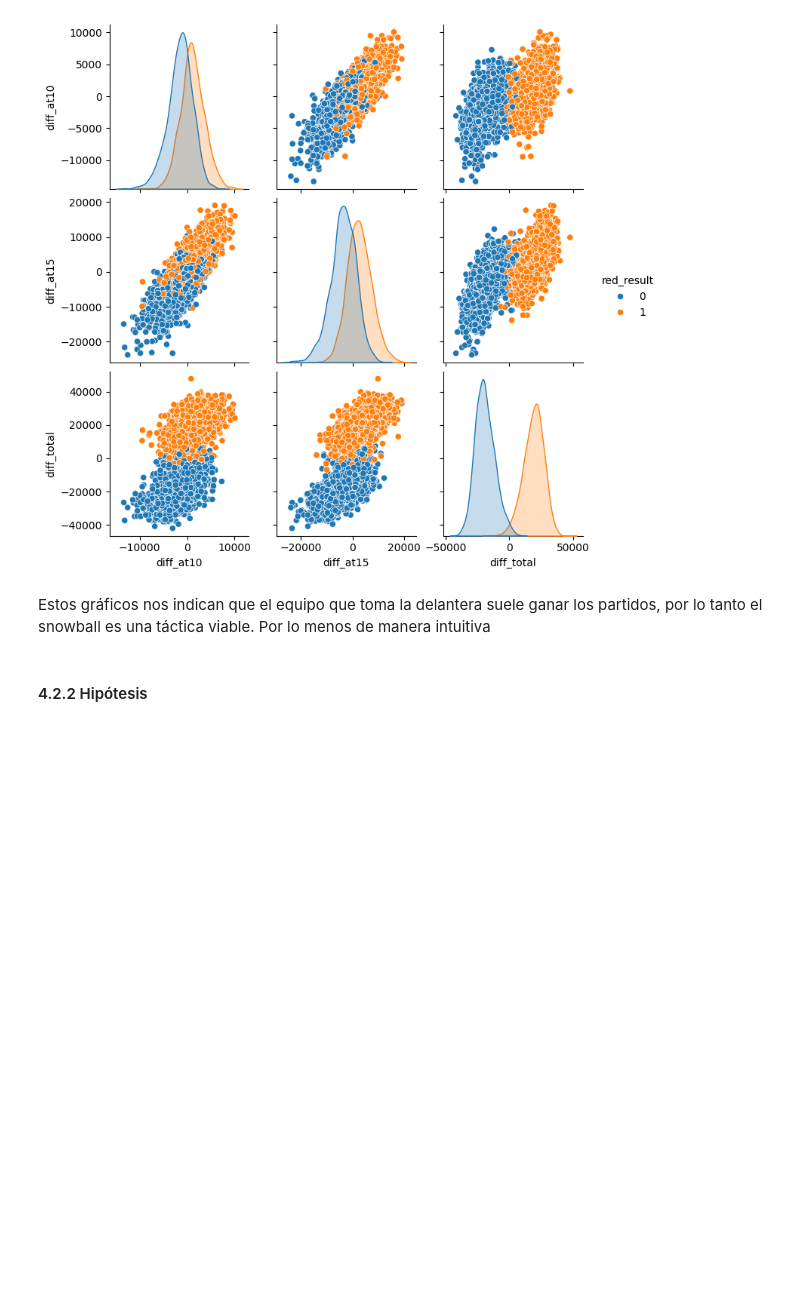
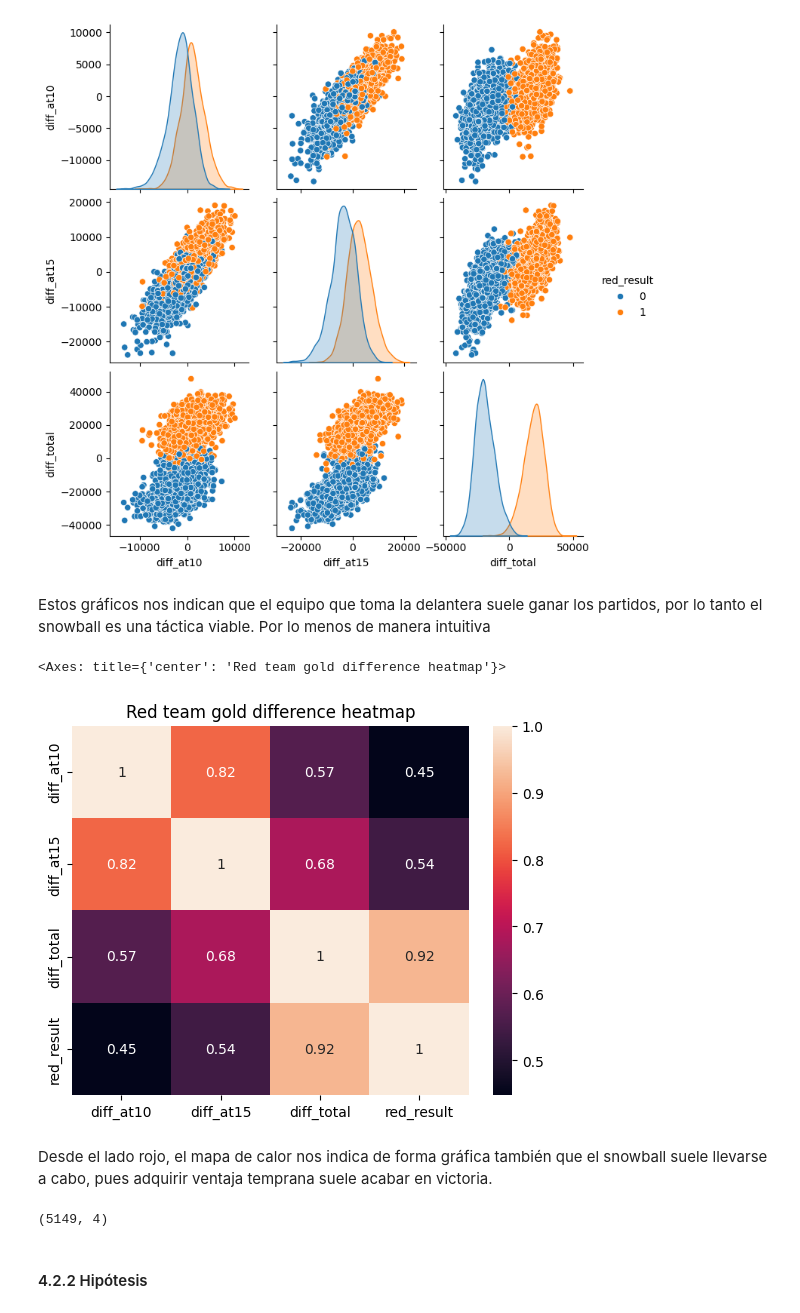
Before and after one commit to CamiloAPB/EDA_DS, a Jupyter notebook: Src/Notebooks/Exploracion_inicial.ipynb, the cells around one changed output. Saved outputs shown, nothing was run; the diff lists cells and outputs as text; code cells hidden in the pictures; blank space fills up the shorter version.

```diff
--- a/Src/Notebooks/Exploracion_inicial.ipynb
+++ b/Src/Notebooks/Exploracion_inicial.ipynb
@@ -917,6 +918,18 @@ sns.pairplot(redgglobal_diff, hue="red_result")
 [figure]
 # %% [markdown]
 Estos gráficos nos indican que el equipo que toma la delantera suele ganar los partidos, por lo tanto el snowball es una táctica viable. Por lo menos de manera intuitiva
+# %%
+plt.title("Red team gold difference heatmap")
+sns.heatmap(redgglobal_diff.corr(), annot=True)
+# %% [output]
+<Axes: title={'center': 'Red team gold difference heatmap'}>
+[figure, added]
+# %% [markdown]
+Desde el lado rojo, el mapa de calor nos indica de forma gráfica también que el snowball suele llevarse a cabo, pues adquirir ventaja temprana suele acabar en victoria.
+# %%
+redgglobal_diff.shape
+# %% [output]
+(5149, 4)
 # %% [markdown]
 #### 4.2.2 Hipótesis
 # %% [markdown]
```
Also changed, not shown: parts of 9 cells of this notebook, 4 other files.
